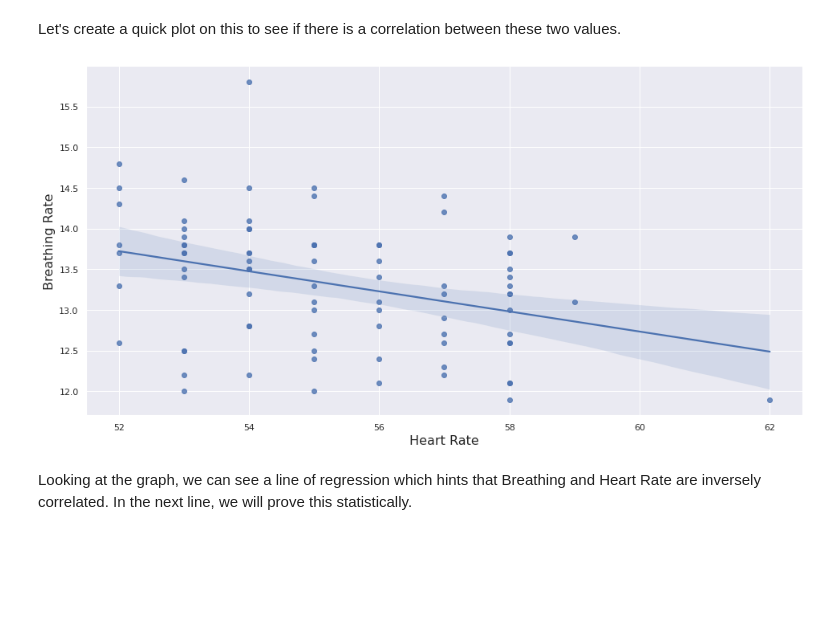
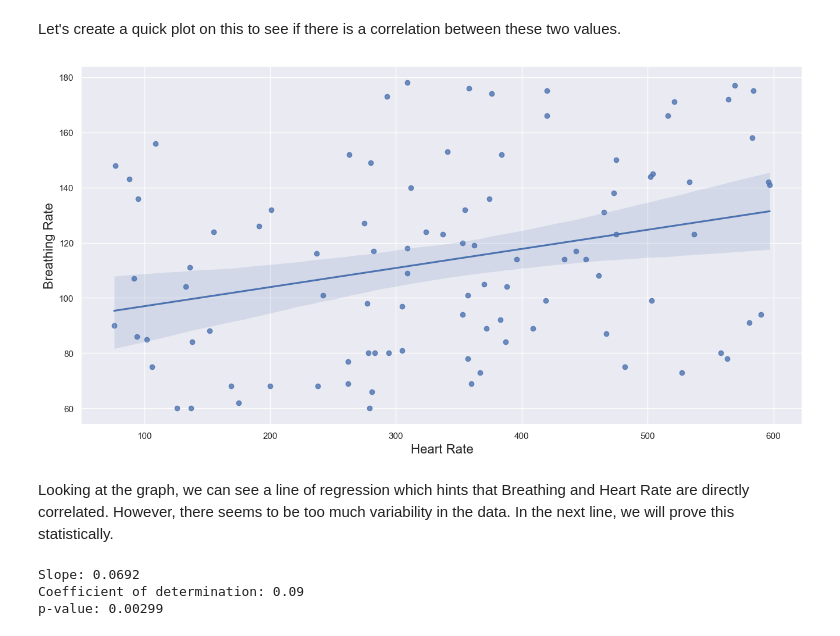
Before and after one commit to Stanford-Health/wearipedia, a Jupyter notebook: docs/source/notebooks/polar_vantage.ipynb, the cells around one changed output. Cells and saved outputs as stored; diff of their text form; code cells hidden in the pictures; blank space fills up the shorter version.

```diff
--- a/docs/source/notebooks/polar_vantage.ipynb
+++ b/docs/source/notebooks/polar_vantage.ipynb
@@ -354,0 +128,13 @@ plt.show()
+# %%
+import wearipedia
+
+device = wearipedia.get_device("polar/vantage")
+
+if not synthetic:
+    device.authenticate({"email": email_address, "password": password})
+
+params = {"start_date": start_date, "end_date": end_date, 'training_id':'7472390363'}
+
+sleep = device.get_data("sleep", params=params)
+training_history = device.get_data("training_history", params=params)
+training_by_id = device.get_data("training_by_id", params=params)
@@ -354,0 +201,4 @@ plt.show()
+# %%
+#@title Non-adherence simulation
+block_level = "day" #@param ["day", "week"]
+adherence_percent = 0.89 #@param {type:"slider", min:0, max:1, step:0.01}
@@ -354,0 +249,3 @@ plt.show()
+# %%
+sleep_df = pd.DataFrame.from_dict(sleep)
+training_history_df = pd.DataFrame.from_dict(training_history)
@@ -841,0 +736,3 @@ hrbr.head()
+# %%
+test_data = training_history_df.get(['calories','hrAvg'])
+test_data.head()
@@ -842,21 +746,34 @@ hrbr.head()
 # %% [markdown]
 Let's create a quick plot on this to see if there is a correlation between these two values.
 # %%
+import seaborn as sns
 # Setting Figure Size in Seaborn
 sns.set(rc={'figure.figsize':(16,8)})
 
 # Setting Seaborn plot style
 sns.set_style("darkgrid")
 
 #Plotting our data
-plot = sns.regplot(data=hrbr, x='HR', y="BR")
+plot = sns.regplot(data=test_data, x='calories', y="hrAvg")
 
 #Renaming x and y labels
 plot.set_ylabel("Breathing Rate", fontsize = 16)
 plot.set_xlabel("Heart Rate", fontsize = 16)
 
 print()
 # %% [output]
-[figure, old version]
+[figure, new version]
 # %% [markdown]
-Looking at the graph, we can see a line of regression which hints that Breathing and Heart Rate are inversely correlated. In the next line, we will prove this statistically.
+Looking at the graph, we can see a line of regression which hints that Breathing and Heart Rate are directly correlated. However, there seems to be too much variability in the data. In the next line, we will prove this statistically.
+# %%
+from scipy import stats
+slope, intercept, r_value, p_value, std_err = stats.linregress(
+    test_data.get('calories'), test_data.get('hrAvg'))
+
+print(f'Slope: {slope:.3g}')
+print(f'Coefficient of determination: {r_value**2:.3g}')
+print(f'p-value: {p_value:.3g}')
+# %% [output]
+Slope: 0.0692
+Coefficient of determination: 0.09
+p-value: 0.00299
```
Also changed, not shown: parts of 137 cells of this notebook, 4 other files.
